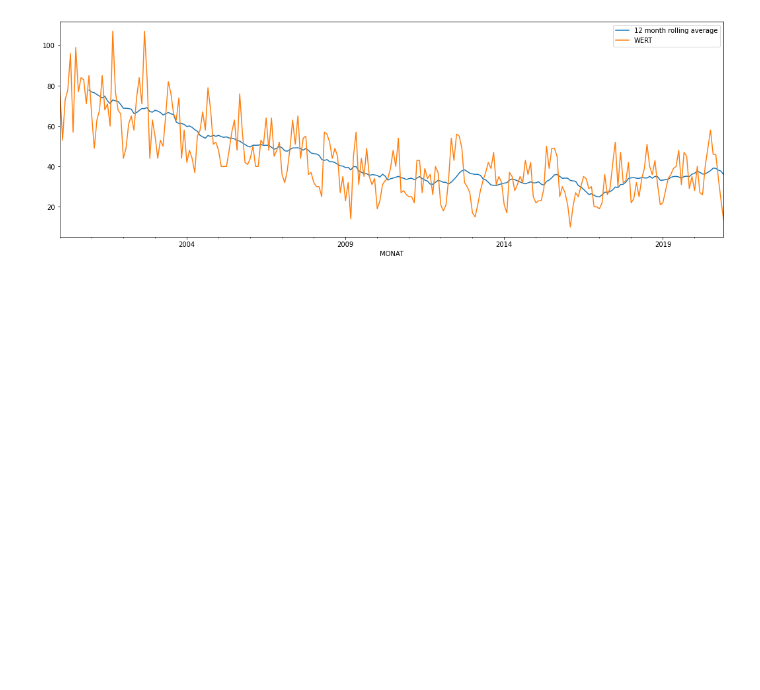
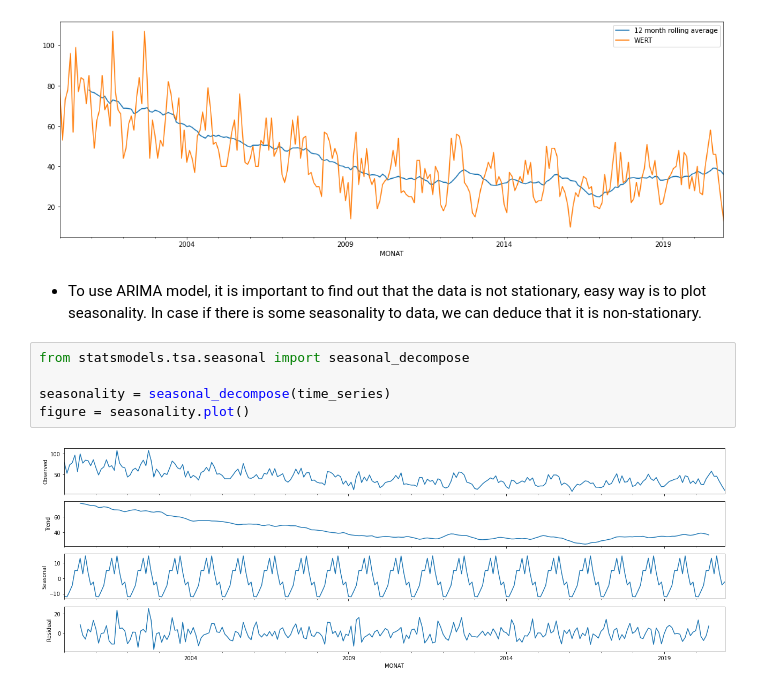
Before and after one commit to asalarp/dps_challenge, a Jupyter notebook: Mission1.ipynb, the cells around one changed output. Cells and saved outputs as stored; diff of their text form; blank space fills up the shorter version.

```diff
--- a/Mission1.ipynb
+++ b/Mission1.ipynb
@@ -201,3 +201,12 @@ plt.legend()
 # %% [output]
 <matplotlib.legend.Legend at 0x...>
 [figure]
+# %% [markdown]
+- To use ARIMA model, it is important to find out that the data is not stationary, easy way is to plot seasonality. In case if there is some seasonality to data, we can deduce that it is non-stationary.
+# %%
+from statsmodels.tsa.seasonal import seasonal_decompose
+
+seasonality = seasonal_decompose(time_series)
+figure = seasonality.plot()
+# %% [output]
+[figure, added]
```
Also changed, not shown: parts of 5 cells of this notebook.
